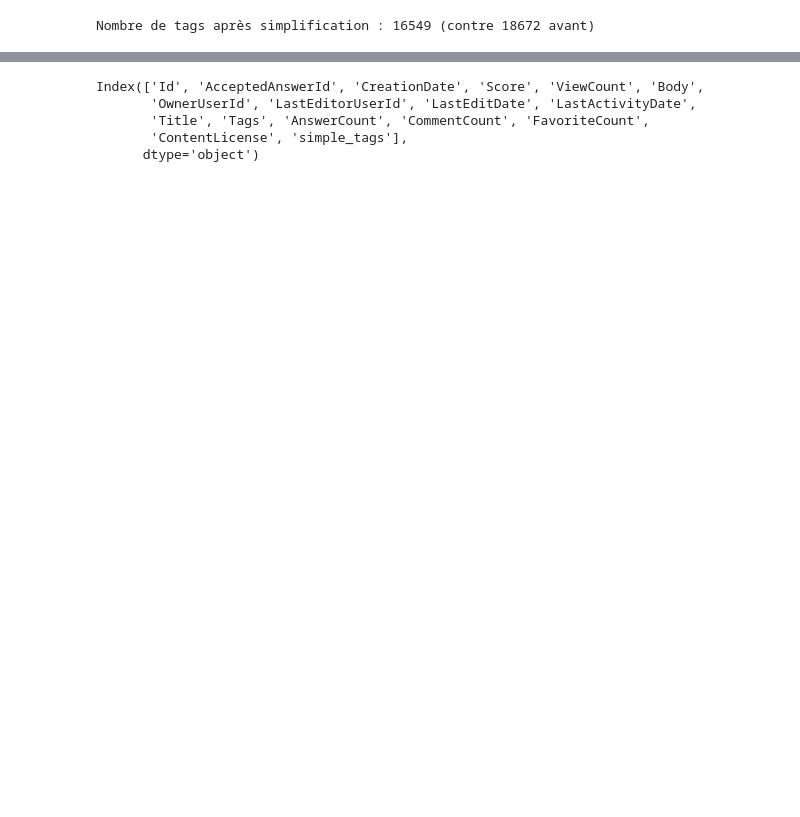
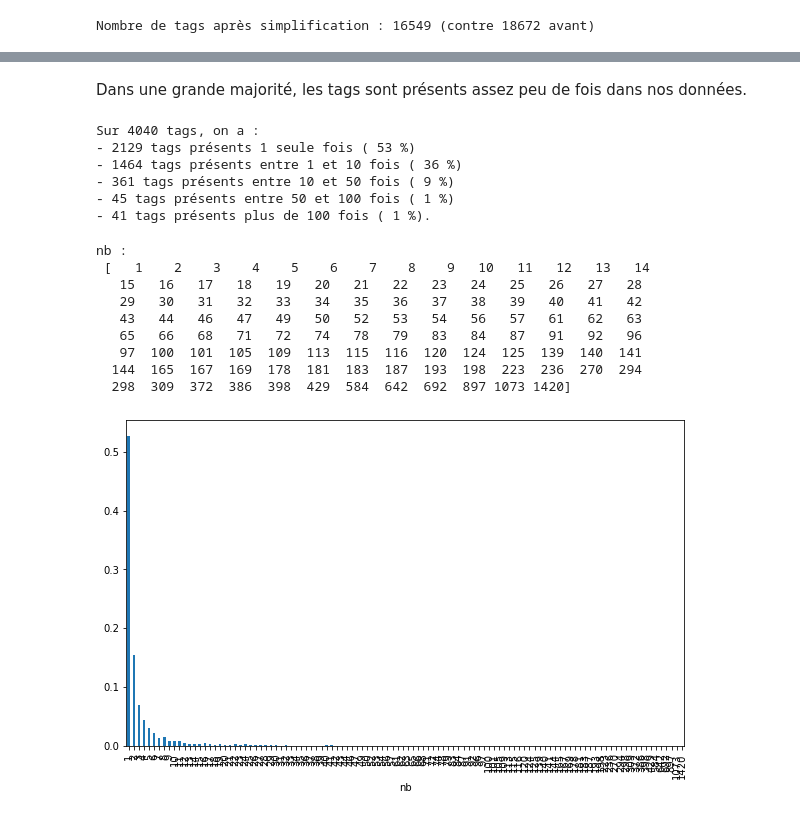
Before and after one commit to JulienGremillot/OpenClassrooms_Ingenieur_Machine_Learning, a Jupyter notebook: Catégorisez automatiquement des questions/Catégorisez automatiquement des questions - 1.ipynb, the cells around one changed output, grey strips where cells are left out. Drawn from its saved outputs; the diff is of its cells as text; code cells hidden in the pictures; blank space fills up the shorter version.

```diff
--- a/Catégorisez automatiquement des questions/Catégorisez automatiquement des questions - 1.ipynb
+++ b/Catégorisez automatiquement des questions/Catégorisez automatiquement des questions - 1.ipynb
@@ -89,5 +70,5 @@ Je supprime la colonne 'PostTypeId' qui vaut toujours '1'.
 # %%
-df.drop('PostTypeId', axis=1, inplace=True)
+df = df[['Title', 'Body', 'Tags']]
 print(df.shape)
 print(df.columns)
 # %% [output]
@@ -107,4 +76,0 @@ Je supprime la colonne ParentId qui n'est jamais renseignée dans nos données.
-# %%
-df.drop('ParentId', axis=1, inplace=True)
-print(df.shape)
-print(df.columns)
@@ -146,6 +76,0 @@ Je supprime les 4 colonnes dont le taux de remplissage est inférieur à 10%, le
-# %%
-df.drop(['OwnerDisplayName', 'ClosedDate',
-         'LastEditorDisplayName', 'CommunityOwnedDate'],
-        axis=1, inplace=True)
-print(df.shape)
-print(df.columns)
@@ -161,18 +77,17 @@ J'examine les valeurs numériques et leurs distributions
 # %%
-def show_distribution_col(data, col):
+def show_distribution_col(data, col, mod_xticks):
     plt.rcParams['figure.figsize']=(10,6)
     uniques = data[~data[col].isna()][col].unique()
     uniques.sort()
     print(col, ":\n", uniques, "\n")
-    if col in ['Score', 'ViewCount', 'CommentCount',
-               'FavoriteCount', 'title_len', 'body_len']:
+    if col in ['title_len', 'body_len']:
         plt.boxplot(data[col], vert=False, showfliers=False)
         plt.show()
-    if col in ['AnswerCount', 'CommentCount', 'ContentLicense',
-               'title_len', 'body_len']:
+    if col in ['title_len', 'body_len', 'nb_tags', 'nb']:
         groups_count = data[~data[col].isna()][col].value_counts(
             normalize=True, sort=False).sort_index(ascending=True)
-        groups_count.plot(kind='bar')
+        ax = groups_count.plot(kind='bar')
         plt.xlabel(col)
+        ax.set_xticks(ax.get_xticks()[::mod_xticks])
         plt.show()
     plt.rcdefaults()
@@ -447,8 +287,45 @@ eclipse             101
-# %%
-print(df.columns)
-# %% [output]
-Index(['Id', 'AcceptedAnswerId', 'CreationDate', 'Score', 'ViewCount', 'Body',
-       'OwnerUserId', 'LastEditorUserId', 'LastEditDate', 'LastActivityDate',
-       'Title', 'Tags', 'AnswerCount', 'CommentCount', 'FavoriteCount',
-       'ContentLicense', 'simple_tags'],
-      dtype='object')
+# %% [markdown]
+Dans une grande majorité, les tags sont présents assez peu de fois dans nos données.
+# %%
+simple_tags_counts = get_tags_counts(df['simple_tags'])
+simple_tags_df = pd.DataFrame(simple_tags_counts)
+simple_tags_df.rename(columns={0: 'nb'}, inplace=True)
+total = len(simple_tags_df)
+nb_1 = len(simple_tags_df[simple_tags_df['nb'] == 1])
+nb_10 = len(simple_tags_df[simple_tags_df['nb'] < 10]) - nb_1
+nb_50 = len(simple_tags_df[simple_tags_df['nb'] < 50]) - nb_1 - nb_10
+nb_100 = len(simple_tags_df[simple_tags_df['nb'] <= 100])\
+      - nb_50 - nb_10 - nb_1
+nb_plus = total - nb_100 - nb_50 - nb_10 - nb_1
+print("Sur", total, "tags, on a :\n-", nb_1,
+      "tags présents 1 seule fois (", round(nb_1 * 100 / total),
+      "%)\n-", nb_10, "tags présents entre 1 et 10 fois (",
+      round(nb_10 * 100 / total),
+      "%)\n-", nb_50, "tags présents entre 10 et 50 fois (",
+      round(nb_50 * 100 / total),
+      "%)\n-", nb_100, "tags présents entre 50 et 100 fois (",
+      round(nb_100 * 100 / total),
+      "%)\n-", nb_plus,
+      "tags présents plus de 100 fois (", round(nb_plus * 100 / total),
+      "%)."
+     )
+# %% [output]
+Sur 4040 tags, on a :
+- 2129 tags présents 1 seule fois ( 53 %)
+- 1464 tags présents entre 1 et 10 fois ( 36 %)
+- 361 tags présents entre 10 et 50 fois ( 9 %)
+- 45 tags présents entre 50 et 100 fois ( 1 %)
+- 41 tags présents plus de 100 fois ( 1 %).
+# %%
+show_distribution_col(simple_tags_df, 'nb', 1)
+# %% [output]
+nb :
+ [   1    2    3    4    5    6    7    8    9   10   11   12   13   14
+   15   16   17   18   19   20   21   22   23   24   25   26   27   28
+   29   30   31   32   33   34   35   36   37   38   39   40   41   42
+   43   44   46   47   49   50   52   53   54   56   57   61   62   63
+   65   66   68   71   72   74   78   79   83   84   87   91   92   96
+   97  100  101  105  109  113  115  116  120  124  125  139  140  141
+  144  165  167  169  178  181  183  187  193  198  223  236  270  294
+  298  309  372  386  398  429  584  642  692  897 1073 1420]
+[figure, added]
```
Also changed, not shown: parts of 70 cells of this notebook.
